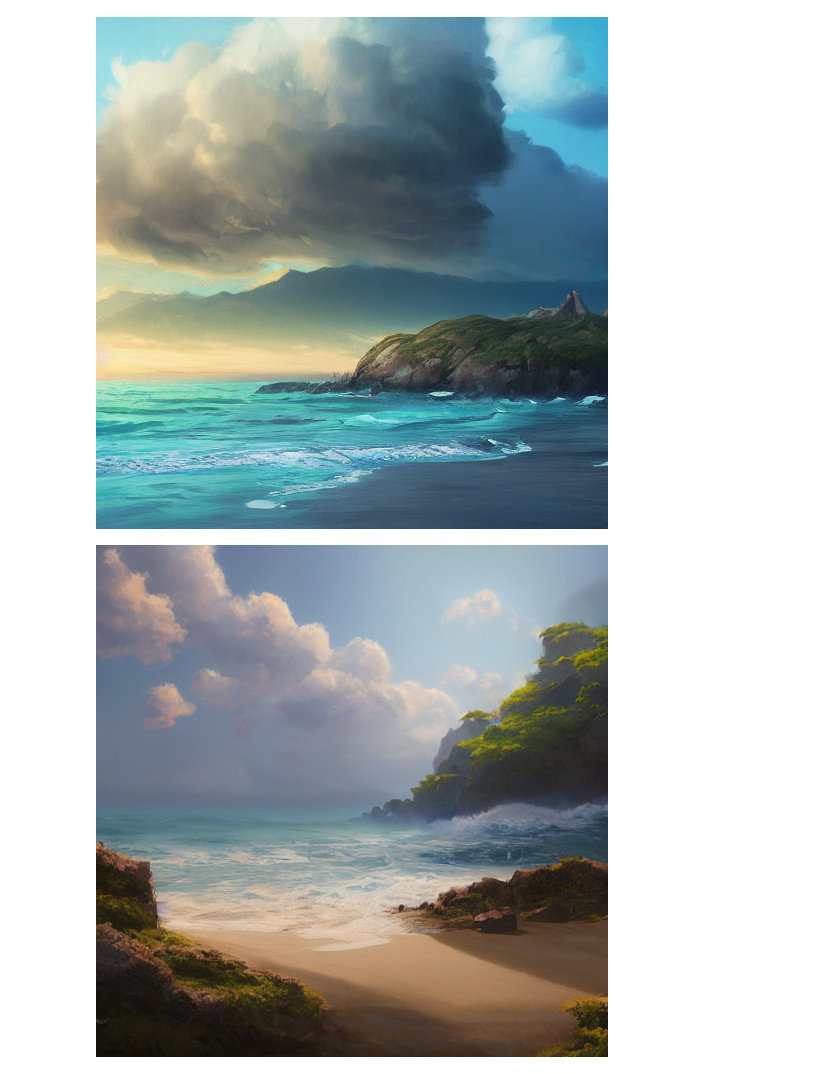
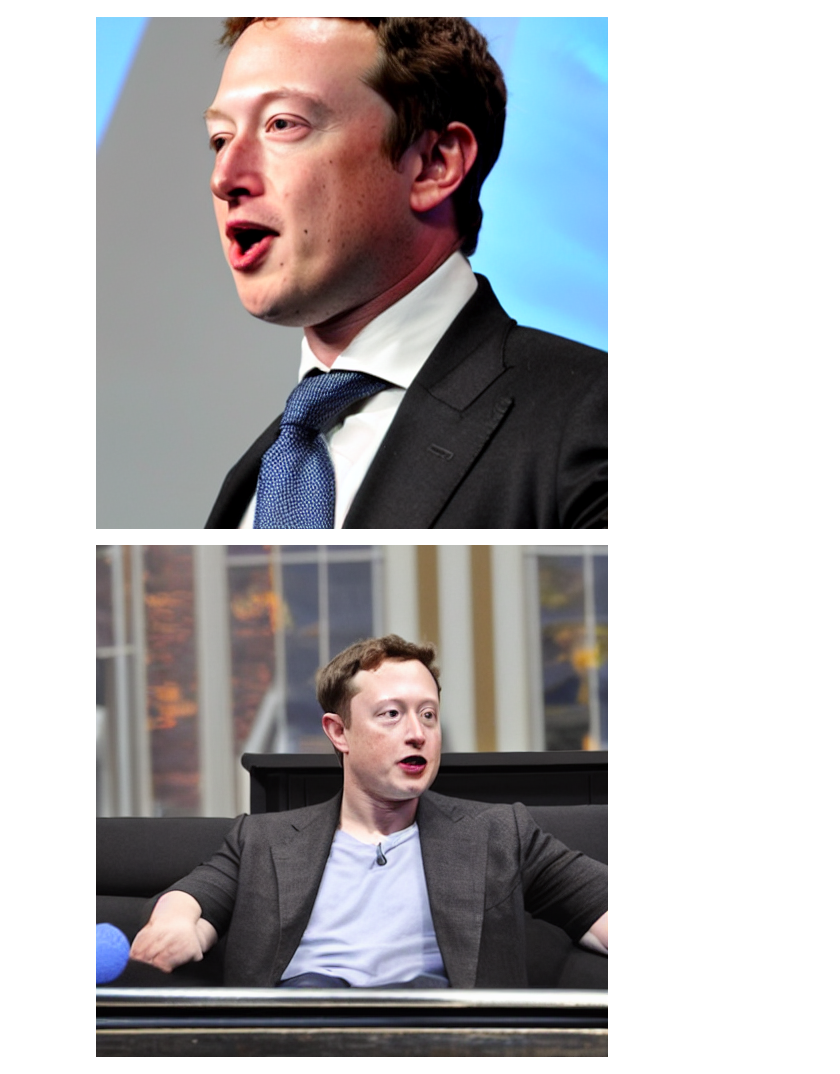
Before and after one commit to daspartho/fastai-part2, a Jupyter notebook: mixprompt.ipynb, the cells around one changed output. Saved outputs shown, nothing was run; the diff lists cells and outputs as text; code cells hidden in the pictures.

Commit message:
elon + mark

```diff
--- a/mixprompt.ipynb
+++ b/mixprompt.ipynb
@@ -154,18 +156,18 @@ def MixPrompt(
     display.display(image)
 # %%
 prompts=[
-    "a mountain, cinematic angle, studio Ghibli, cinematic lighting, detailed oil painting, hyperrealistic, 8k",
-    "A long and winding beach, tropical, bright, simple, by Studio Ghibli and Greg Rutkowski, artstation",
+    "mark zuckerberg",
+    "elon musk",
     ]
 for seed in [2, 8, 32, 64, 512, 1024]:
     MixPrompt(
         prompts,
         steps=50,
         guidance_scale=7.5,
         seed=seed,
         height=512,
         width=512,
     )
 # %% [output]
-[figure, old version]
+[figure, new version]
-[figure, old version]
+[figure, new version]
```
Also changed, not shown: parts of 3 cells of this notebook.
